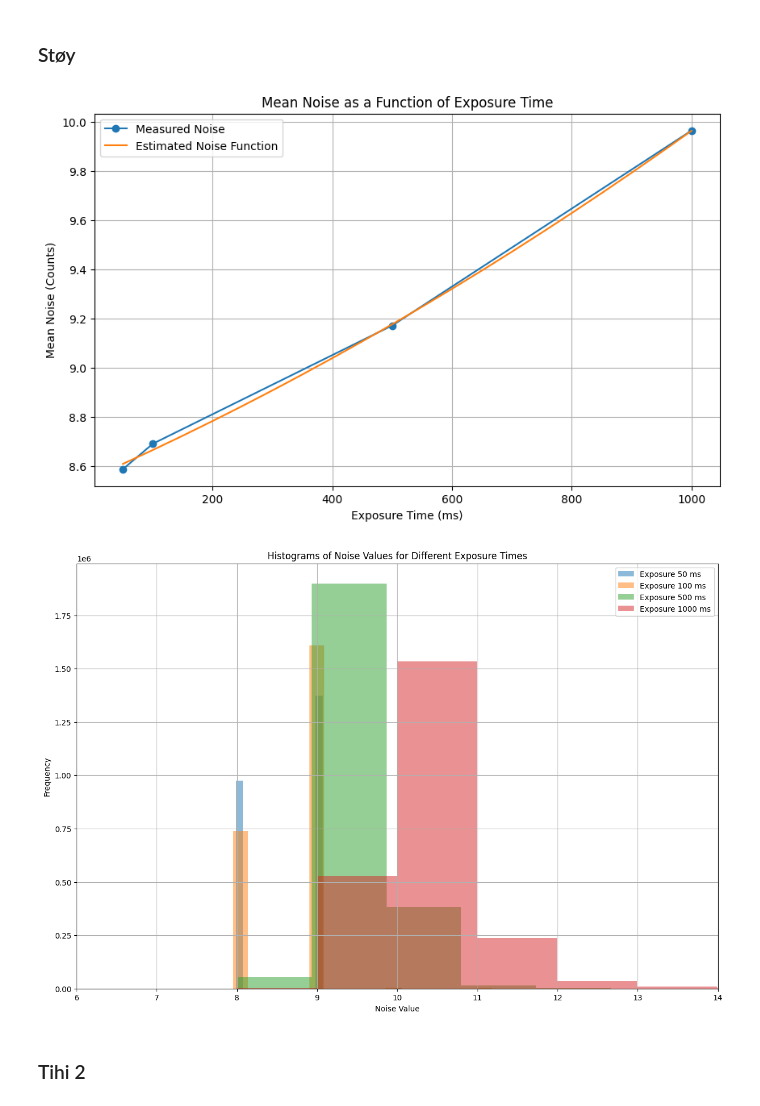
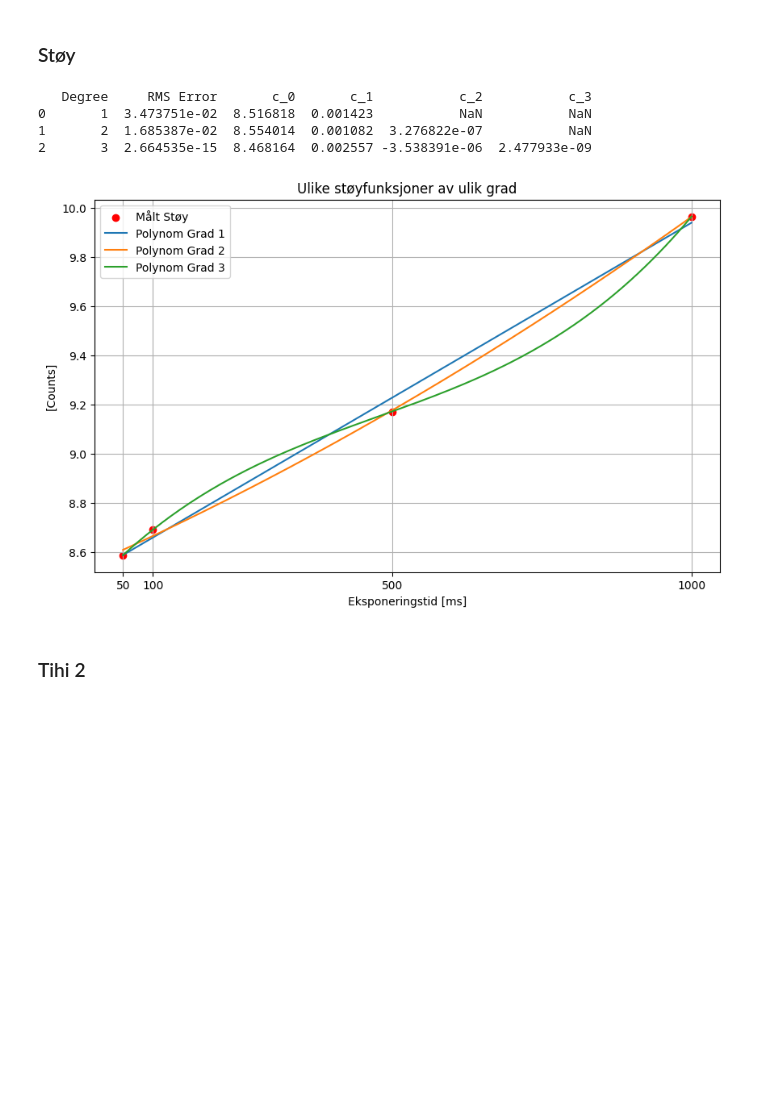
Before and after one commit to SkaugJr/TTK4265-OptiskFjernmaaling, a Jupyter notebook: Prosjekt1/02Radiometric.ipynb, the cells around one changed output. Cells and saved outputs as stored; diff of their text form; code cells hidden in the pictures; blank space fills up the shorter version.

```diff
--- a/Prosjekt1/02Radiometric.ipynb
+++ b/Prosjekt1/02Radiometric.ipynb
@@ -63,58 +63,79 @@ for filename in os.listdir(directory):
         exposure_times.append(exposure_time)
 
         # Read the image data from the file
         file_path = os.path.join(directory, filename)
         image_data = np.loadtxt(file_path, delimiter=',')
 
         noise_values.append(image_data)
 
         # Calculate the mean noise (mean pixel value)
         mean_noise = np.mean(image_data)
         mean_noise_values.append(mean_noise)
 
 # Convert lists to numpy arrays for plotting
 exposure_times = np.array(exposure_times)
 mean_noise_values = np.array(mean_noise_values)
 noise_values = np.array(noise_values)
 
 # Sort the data by exposure times
 sorted_indices = np.argsort(exposure_times)
 exposure_times = exposure_times[sorted_indices]
 mean_noise_values = mean_noise_values[sorted_indices]
 noise_values = noise_values[sorted_indices]
 
-#estimate the mean noise as a function of exposure time
-exp_times = np.arange(50, 1001, 50)
+degrees = range(1, 4)
+rms_errors = {}
+coefficients_dict = {}
+polynomials = {}
+
+for degree in degrees:
+    # Perform the polynomial fit
+    coefficients = np.polyfit(exposure_times, mean_noise_values, degree)
+    coefficients_dict[degree] = coefficients[::-1]  # Reverse the order of coefficients
+
+    # Store the polynomial
+    polynomial = np.poly1d(coefficients)
+    polynomials[degree] = polynomial
+
+    # Predict the noise values using the polynomial
+    predicted_noise = polynomial(exposure_times)
+
+    # Calculate the RMS error
+    rms_error = np.sqrt(np.mean((mean_noise_values - predicted_noise) ** 2))
+    rms_errors[degree] = rms_error
+
+# Create a DataFrame to display the RMS errors and coefficients in a table
+noise_df = pd.DataFrame({'Degree': list(rms_errors.keys()), 'RMS Error': list(rms_errors.values())})
+
+# Add coefficients to the DataFrame
+max_degree = max(degrees)
+for i in range(max_degree + 1):
+    noise_df[f'c_{i}'] = noise_df['Degree'].apply(lambda deg: coefficients_dict[deg][i] if i < len(coefficients_dict[deg]) else np.nan)
+
+print(noise_df)
 
 # Plot the noise as a function of exposure time
 plt.figure(figsize=(10, 6))
-plt.plot(exposure_times, mean_noise_values, marker='o', label='Measured Noise')
-plt.plot(exp_times, noiseFuncs.get_expected_mean_noise(exp_times), label='Estimated Noise Function')
-plt.xlabel('Exposure Time (ms)')
-plt.ylabel('Mean Noise (Counts)')
-plt.title('Mean Noise as a Function of Exposure Time')
+plt.scatter(exposure_times, mean_noise_values, marker='o', label='Målt Støy', color='red')
+
+# Plot the polynomial fits
+x_range = np.linspace(min(exposure_times), max(exposure_times), 500)
+for degree, polynomial in polynomials.items():
+    plt.plot(x_range, polynomial(x_range), label=f'Polynom Grad {degree}')
+
+plt.xlabel('Eksponeringstid [ms]')
+plt.ylabel('[Counts]')
+plt.title('Ulike støyfunksjoner av ulik grad')
+plt.xticks(exposure_times)
 plt.legend()
 plt.grid(True)
 plt.show()
-
-num_exposures = len(noise_values)
-
-plt.figure(figsize=(15, 10))
-
-# Plot histograms for each exposure time
-for i, noise in enumerate(noise_values):
-    plt.hist(noise.flatten(), bins=4096, alpha=0.5, label=f'Exposure {exposure_times[i]} ms')
-plt.title('Histograms of Noise Values for Different Exposure Times')
-plt.xlabel('Noise Value')
-plt.ylabel('Frequency')
-plt.legend()
-plt.grid(True)
-plt.xlim(6, 14)
-
-plt.show()
 # %% [output]
+   Degree     RMS Error       c_0       c_1           c_2           c_3
+0       1  3.473751e-02  8.516818  0.001423           NaN           NaN
+1       2  1.685387e-02  8.554014  0.001082  3.276822e-07           NaN
+2       3  2.664535e-15  8.468164  0.002557 -3.538391e-06  2.477933e-09
-[figure, old version]
+[figure, new version]
-[figure, removed]
 # %% [markdown]
 ### Tihi 2
 # %%
```
Also changed, not shown: parts of 1 cell of this notebook, 2 other files.
